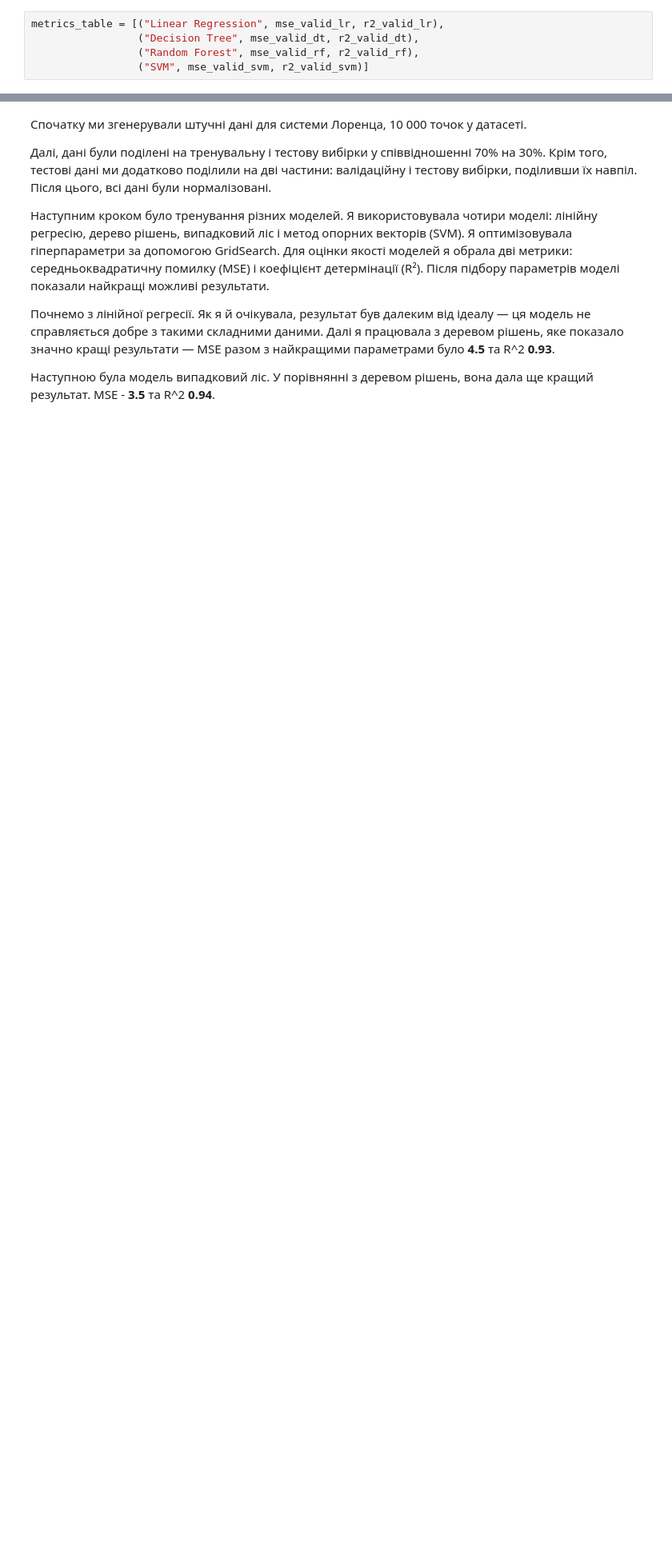
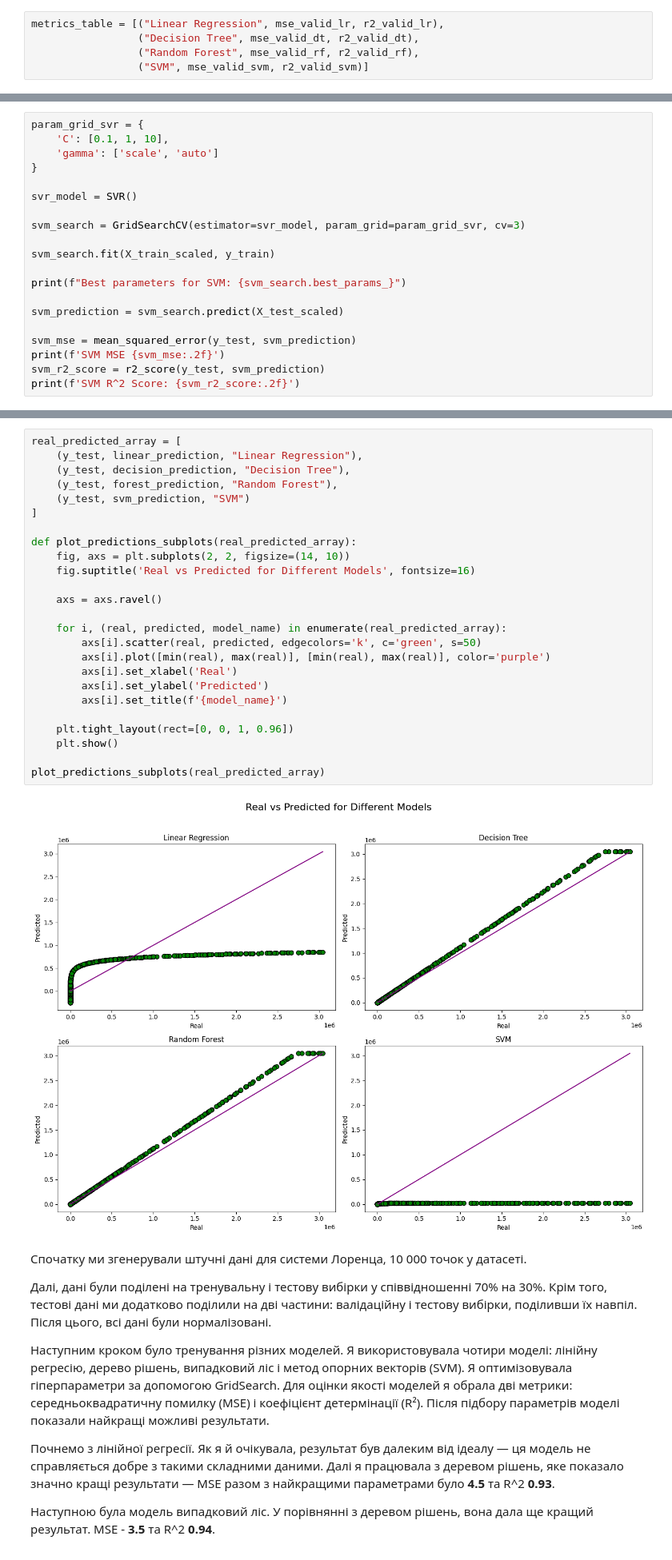
Before and after one commit to kristi5491/data_analytics, a Jupyter notebook: lab4/DM_practice_4.ipynb, the cells around one changed output, grey strips where cells are left out. Shown: that part at 80% size. Cells and saved outputs as stored; diff of their text form; blank space fills up the shorter version.

```diff
--- a/lab4/DM_practice_4.ipynb
+++ b/lab4/DM_practice_4.ipynb
@@ -495,0 +614,20 @@ plot_predictions_subplots(real_predicted_array)
+# %%
+param_grid_svr = {
+    'C': [0.1, 1, 10],
+    'gamma': ['scale', 'auto']
+}
+
+svr_model = SVR()
+
+svm_search = GridSearchCV(estimator=svr_model, param_grid=param_grid_svr, cv=3)
+
+svm_search.fit(X_train_scaled, y_train)
+
+print(f"Best parameters for SVM: {svm_search.best_params_}")
+
+svm_prediction = svm_search.predict(X_test_scaled)
+
+svm_mse = mean_squared_error(y_test, svm_prediction)
+print(f'SVM MSE {svm_mse:.2f}')
+svm_r2_score = r2_score(y_test, svm_prediction)
+print(f'SVM R^2 Score: {svm_r2_score:.2f}')
@@ -496,3 +696,30 @@ plot_predictions_subplots(real_predicted_array)
+# %%
+real_predicted_array = [
+    (y_test, linear_prediction, "Linear Regression"),
+    (y_test, decision_prediction, "Decision Tree"),
+    (y_test, forest_prediction, "Random Forest"),
+    (y_test, svm_prediction, "SVM")
+]
+
+def plot_predictions_subplots(real_predicted_array):
+    fig, axs = plt.subplots(2, 2, figsize=(14, 10))
+    fig.suptitle('Real vs Predicted for Different Models', fontsize=16)
+
+    axs = axs.ravel()
+
+    for i, (real, predicted, model_name) in enumerate(real_predicted_array):
+        axs[i].scatter(real, predicted, edgecolors='k', c='green', s=50)
+        axs[i].plot([min(real), max(real)], [min(real), max(real)], color='purple')
+        axs[i].set_xlabel('Real')
+        axs[i].set_ylabel('Predicted')
+        axs[i].set_title(f'{model_name}')
+
+    plt.tight_layout(rect=[0, 0, 1, 0.96])
+    plt.show()
+
+plot_predictions_subplots(real_predicted_array)
+# %% [output]
+[figure, added]
 # %% [markdown]
 Спочатку ми згенерували штучні дані для системи Лоренца, 10 000 точок у датасеті.
 
```
Also changed, not shown: parts of 16 cells of this notebook, 2 other files.
